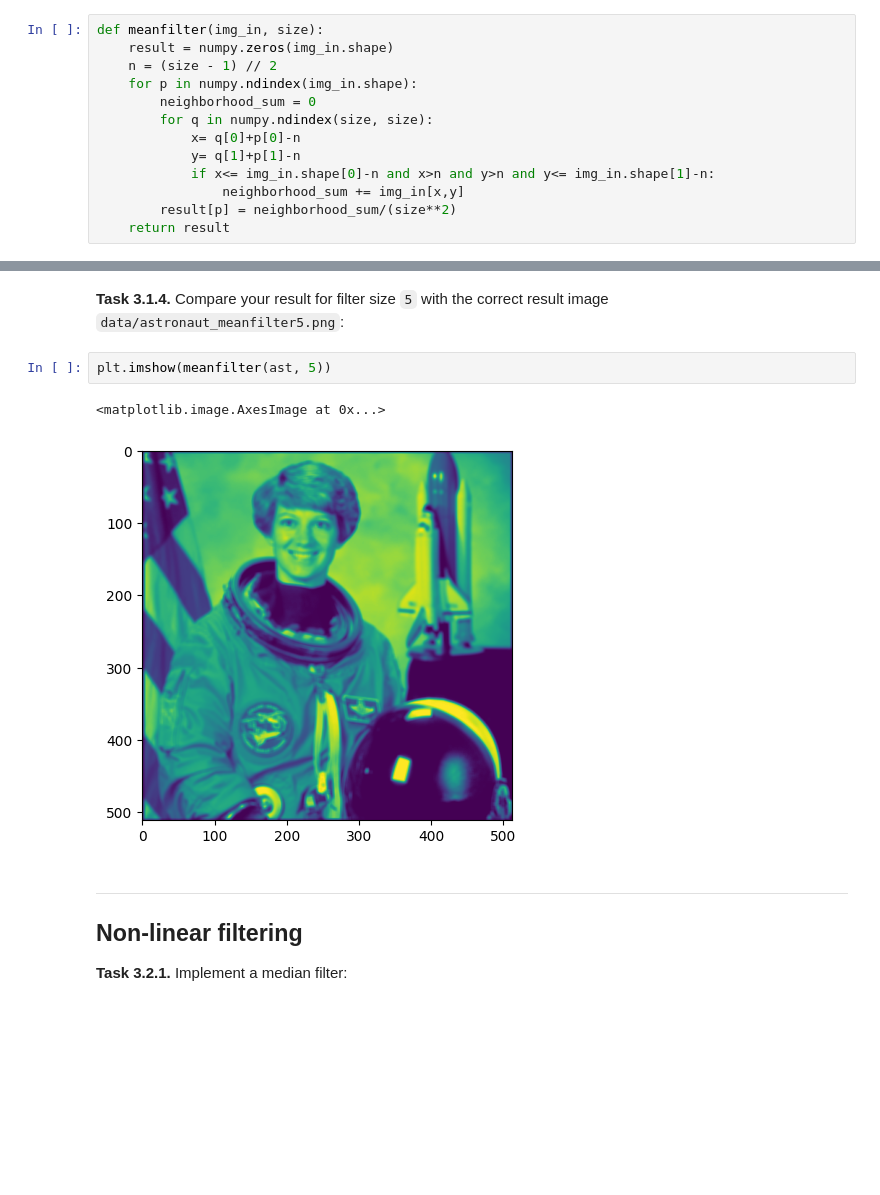
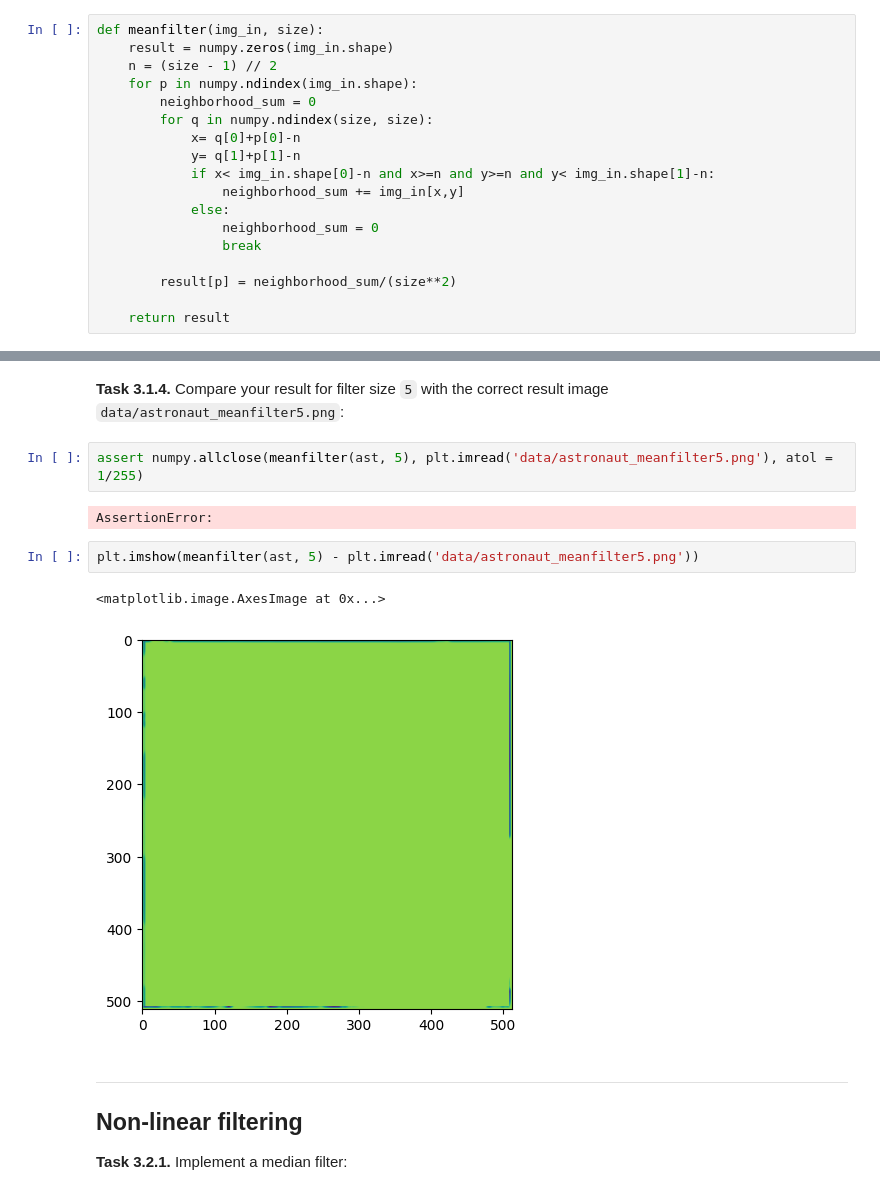
Before and after one commit to evgr5/mobi-fs3-python, a Jupyter notebook: task3.ipynb, the cells around one changed output, grey strips where cells are left out. Cells and saved outputs as stored; diff of their text form; blank space fills up the shorter version.

```diff
--- a/task3.ipynb
+++ b/task3.ipynb
@@ -26,9 +26,14 @@ def meanfilter(img_in, size):
         for q in numpy.ndindex(size, size):
             x= q[0]+p[0]-n
             y= q[1]+p[1]-n
-            if x<= img_in.shape[0]-n and x>n and y>n and y<= img_in.shape[1]-n:
+            if x< img_in.shape[0]-n and x>=n and y>=n and y< img_in.shape[1]-n:
                 neighborhood_sum += img_in[x,y]
+            else:
+                neighborhood_sum = 0
+                break
+
         result[p] = neighborhood_sum/(size**2)
+
     return result
 # %% [markdown]
 **<a id="#">Task 3.1.3.</a>** Test your implementation from above by using the function `meanfilter` for the previously loaded image and show the result:
@@ -39,11 +44,15 @@ plt.imshow(meanfilter(ast, 3))
 [figure]
 # %% [markdown]
 **<a id="#">Task 3.1.4.</a>** Compare your result for filter size `5` with the correct result image `data/astronaut_meanfilter5.png`:
+# %%
+assert numpy.allclose(meanfilter(ast, 5), plt.imread('data/astronaut_meanfilter5.png'), atol = 1/255)
+# %% [output]
+AssertionError:
 # %%
-plt.imshow(meanfilter(ast, 5))
+plt.imshow(meanfilter(ast, 5) - plt.imread('data/astronaut_meanfilter5.png'))
 # %% [output]
 <matplotlib.image.AxesImage at 0x...>
-[figure, old version]
+[figure, new version]
 # %% [markdown]
 ---
 
```
Also changed, not shown: parts of 1 cell of this notebook, 1 other file.
